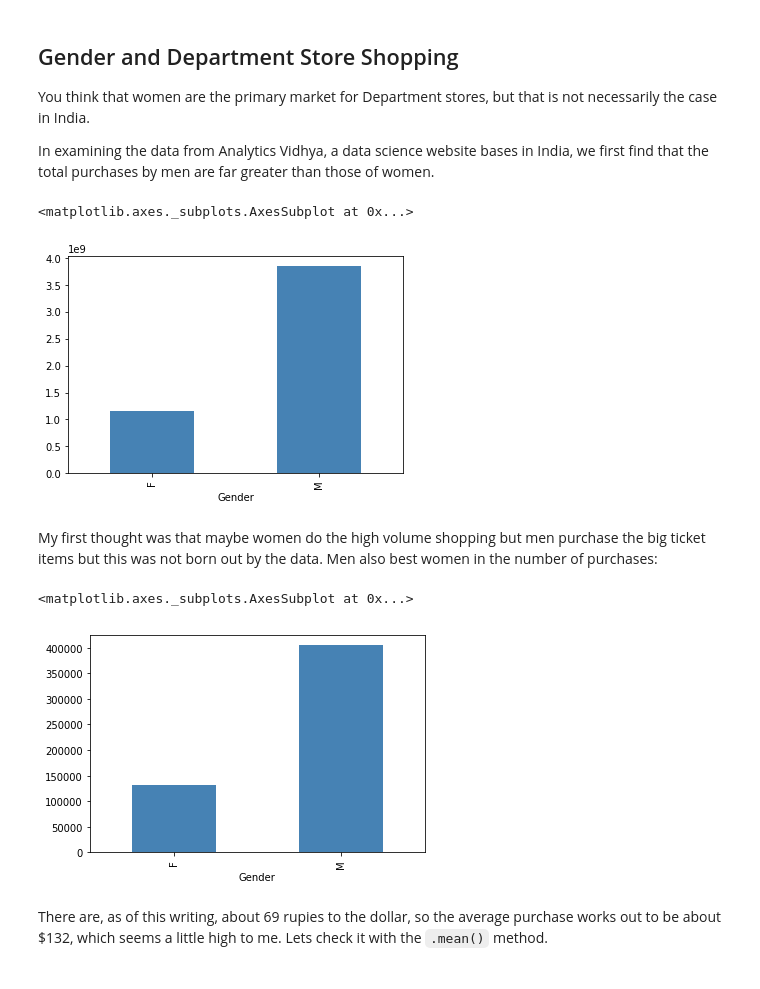
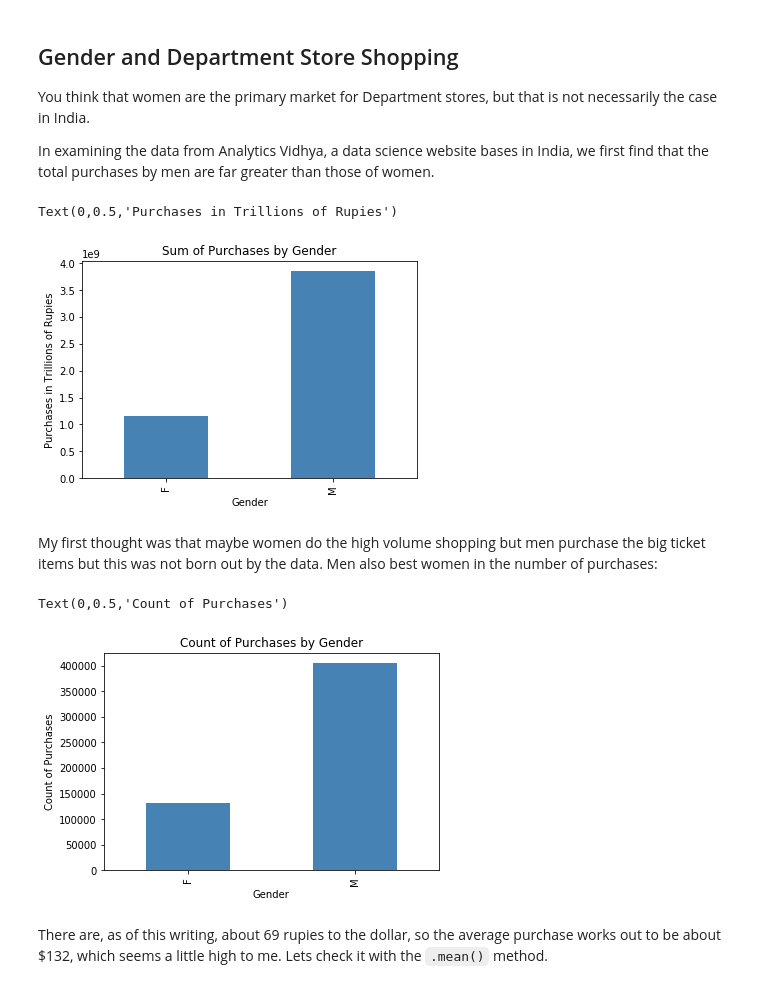
Before and after one commit to michaelreinhard/black_friday, a Jupyter notebook: visualizations.ipynb, the cells around one changed output. Cells and saved outputs as stored; diff of their text form; code cells hidden in the pictures.

```diff
--- a/visualizations.ipynb
+++ b/visualizations.ipynb
@@ -184,16 +184,20 @@ You think that women are the primary market for Department stores, but that is n
 In examining the data from Analytics Vidhya, a data science website bases in India, we first find that the total purchases by men are far greater than those of women.
 # %%
 df.groupby('Gender')['Purchase'].sum().plot.bar(color='steelblue')
+plt.title('Sum of Purchases by Gender')
+plt.ylabel('Purchases in Trillions of Rupies')
 # %% [output]
-<matplotlib.axes._subplots.AxesSubplot at 0x...>
+Text(0,0.5,'Purchases in Trillions of Rupies')
-[figure, old version]
+[figure, new version]
 # %% [markdown]
 My first thought was that maybe women do the high volume shopping but men purchase the big ticket items but this was not born out by the data. Men also best women in the number of purchases:
 # %%
 df.groupby('Gender')['Purchase'].count().plot.bar(color='steelblue')
+plt.title('Count of Purchases by Gender')
+plt.ylabel('Count of Purchases')
 # %% [output]
-<matplotlib.axes._subplots.AxesSubplot at 0x...>
+Text(0,0.5,'Count of Purchases')
-[figure, old version]
+[figure, new version]
 # %% [markdown]
 There are, as of this writing, about 69 rupies to the dollar, so the average purchase works out to be about $132, which seems a little high to me. Lets check it with the `.mean()` method.
 # %%
```
Also changed, not shown: parts of 4 cells of this notebook.
